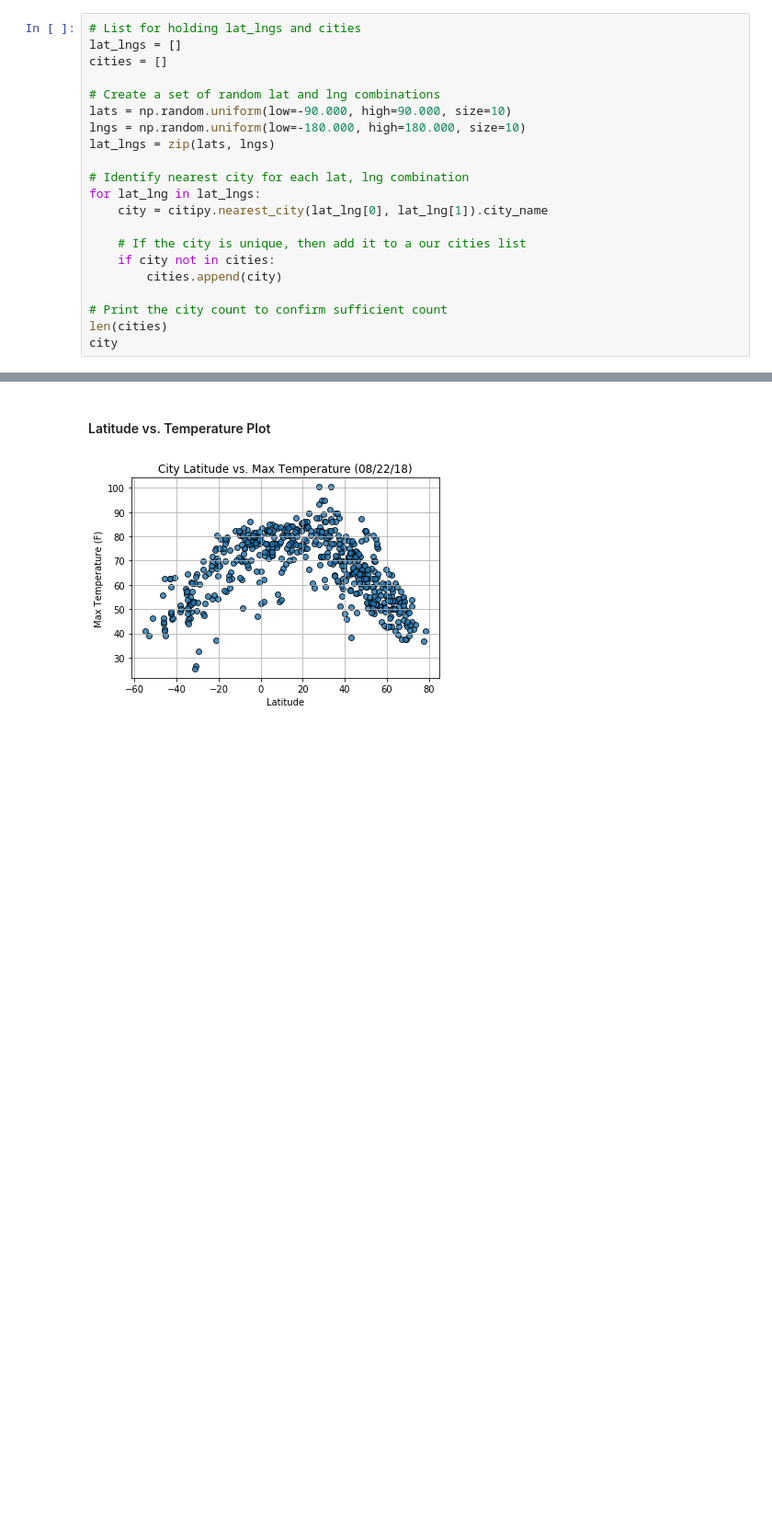
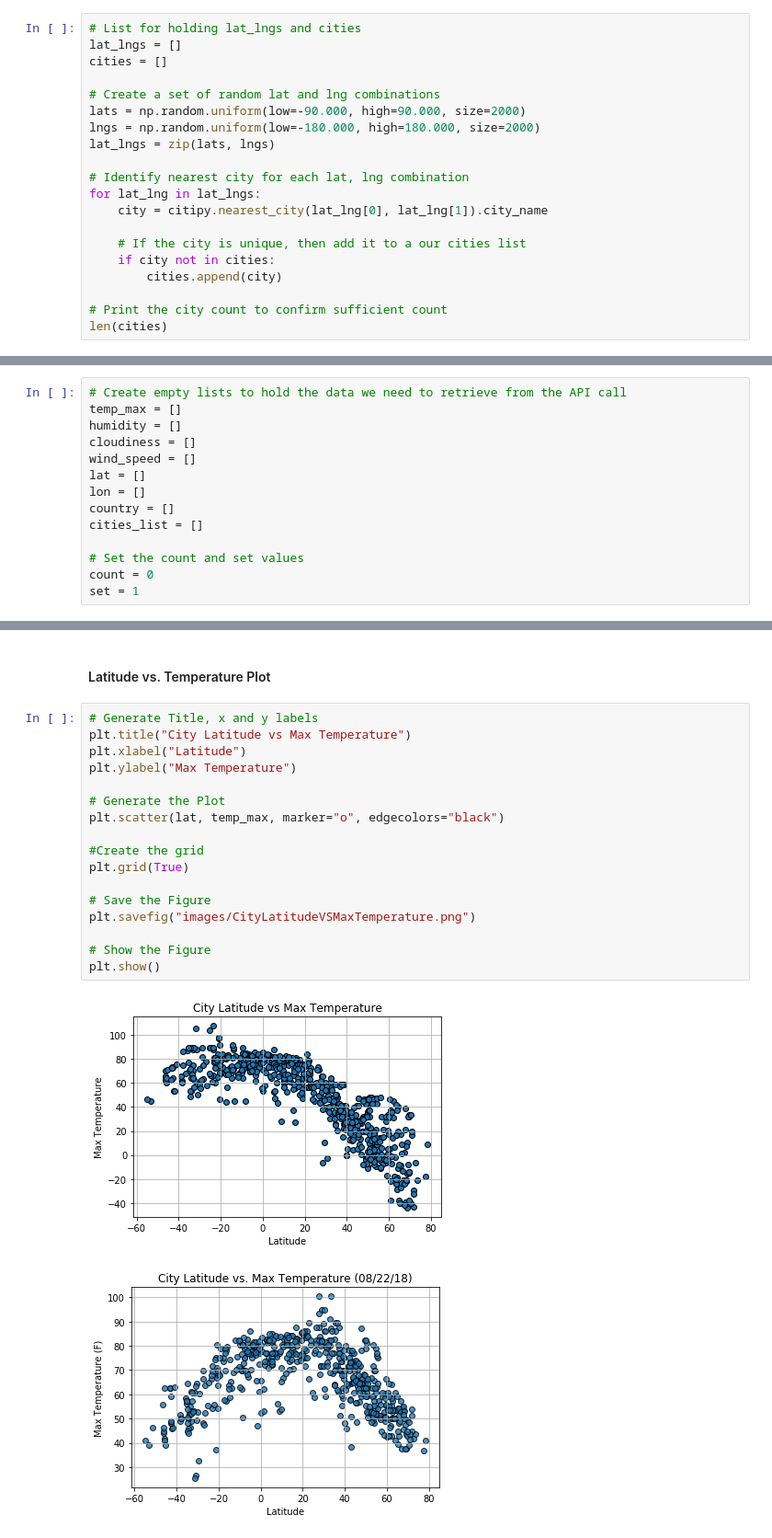
Before and after one commit to nandriychuk/python-APIs, a Jupyter notebook: WeatherPy.ipynb, the cells around one changed output, grey strips where cells are left out. Shown at 92% size. Drawn from its saved outputs; the diff is of its cells as text; blank space fills up the shorter version.

Commit message:
cleaning code, outputting images and data

```diff
--- a/WeatherPy.ipynb
+++ b/WeatherPy.ipynb
@@ -39,8 +39,8 @@ lat_lngs = []
 cities = []
 
 # Create a set of random lat and lng combinations
-lats = np.random.uniform(low=-90.000, high=90.000, size=10)
-lngs = np.random.uniform(low=-180.000, high=180.000, size=10)
+lats = np.random.uniform(low=-90.000, high=90.000, size=2000)
+lngs = np.random.uniform(low=-180.000, high=180.000, size=2000)
 lat_lngs = zip(lats, lngs)
 
 # Identify nearest city for each lat, lng combination
@@ -53,5 +53,4 @@ for lat_lng in lat_lngs:
 
 # Print the city count to confirm sufficient count
 len(cities)
-city
 # %% [output]
@@ -63 +71,15 @@ city
+# %%
+# Create empty lists to hold the data we need to retrieve from the API call
+temp_max = []
+humidity = []
+cloudiness = []
+wind_speed = []
+lat = []
+lon = []
+country = []
+cities_list = []
+
+# Set the count and set values
+count = 0
+set = 1
 # %%
@@ -181,6 +191,25 @@ dtype: int64
 * Save the plotted figures as .pngs.
 # %% [markdown]
 #### Latitude vs. Temperature Plot
+# %%
+# Generate Title, x and y labels
+plt.title("City Latitude vs Max Temperature")
+plt.xlabel("Latitude")
+plt.ylabel("Max Temperature")
+
+# Generate the Plot
+plt.scatter(lat, temp_max, marker="o", edgecolors="black")
+
+#Create the grid
+plt.grid(True)
+
+# Save the Figure
+plt.savefig("images/CityLatitudeVSMaxTemperature.png")
+
+# Show the Figure
+plt.show()
+# %% [output]
+[figure, added]
 # %%
 # %% [output]
 [figure]
```
Also changed, not shown: parts of 15 cells of this notebook, 5 other files.
